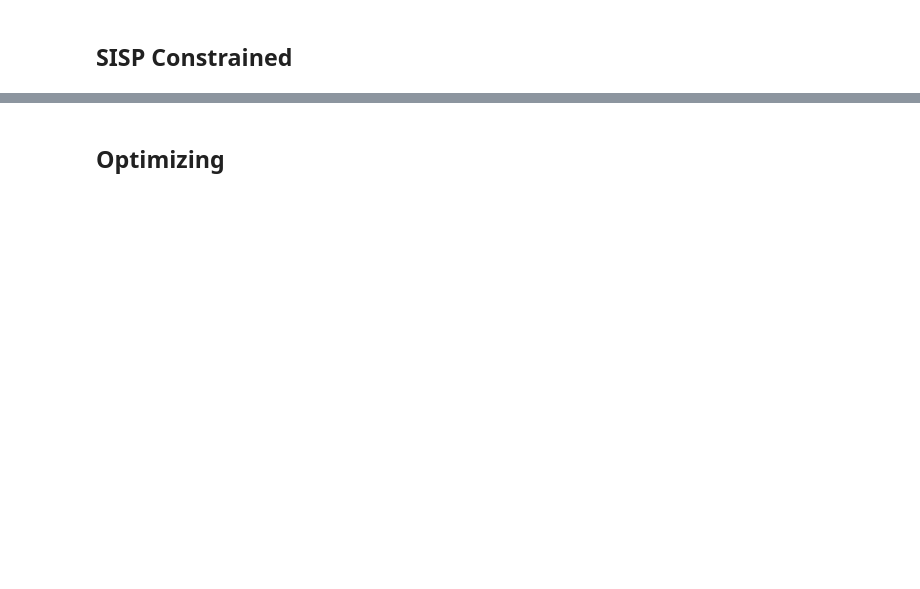
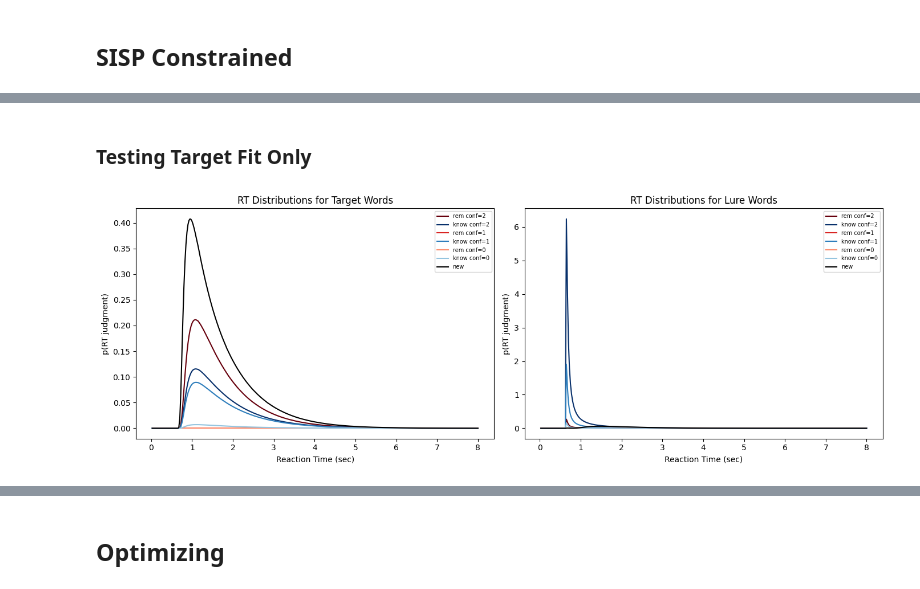
Before and after one commit to SpoopyPillow/caa_recognition_model, a Jupyter notebook: plot_models.ipynb, the cells around one changed output, grey strips where cells are left out. Cells and saved outputs as stored; diff of their text form; code cells hidden in the pictures; blank space fills up the shorter version.

```diff
--- a/plot_models.ipynb
+++ b/plot_models.ipynb
@@ -261,0 +377,49 @@ display_comparison(results)
+# %% [markdown]
+### Testing Target Fit Only
+# %%
+class SISPConstrainedTargetsOnly(SISPConstrainedDDM):
+    Params = SISPConstrainedDDM.Params
+
+    def compute_gof_all(self, model_params, data=base_model.DATA, method="qmpe", use_chisq=False):
+        """Overrides the base loss function to ONLY compute loss for Targets."""
+        try:
+            target_params, lure_params = self.split_params(model_params)
+
+            # Only extract the old (target) data
+            old_data = [data.rem_hit.rt, data.know_hit.rt, data.miss.rt, data.rem_hit.conf, data.know_hit.conf]
+
+            # Compute GOF ONLY for the targets
+            gof_target = self.compute_model_gof(target_params, *old_data, method=method, use_chisq=use_chisq)
+
+            if pl.isnan(gof_target) or pl.isinf(gof_target):
+                return 1e9
+            return gof_target
+        except Exception:
+            return 1e9
+# %%
+sisp_constrained_target_model = SISPConstrainedTargetsOnly(
+    config=caa_cfg,
+    nr_threads=1,
+)
+
+param_bounds = sisp_constrained.param_bounds
+
+# Optimize over entire data
+# sisp_constrained_target_opt = fit_methods(sisp_constrained_target_model, methods, param_bounds=param_bounds, nr_workers=7)
+
+# sisp_constrained_target_opt = {
+#     'qmle': SISPConstrainedTargetsOnly.Params(c=np.float64(0.5911245453874885), mu_t=np.float64(0.12174027335798257), mu_l=np.float64(0.15787541913148845), d=np.float64(0.32711554797251996), tc_bound=np.float64(0.20672331103990602), r_bound_offset=np.float64(1.0283300444650516), z0_t=np.float64(-0.07998222724649495), z0_l=np.float64(0.6264897070143325), t_post=np.float64(0.3491809791659608), sigma_z0=np.float64(0.0026237753385264483), t0=np.float64(0.4886761929163528)),
+#     'qmpe': SISPConstrainedTargetsOnly.Params(c=np.float64(0.7318802132259425), mu_t=np.float64(0.18402043395611595), mu_l=np.float64(-0.9857902355506194), d=np.float64(0.48811018580466115), tc_bound=np.float64(0.036785573264573004), r_bound_offset=np.float64(1.217947972201705), z0_t=np.float64(-0.08708515104537548), z0_l=np.float64(-1.7498099140443575), t_post=np.float64(0.2814095920601921), sigma_z0=np.float64(0.016394257983812256), t0=np.float64(0.6125002652957945))
+# }
+
+sisp_constrained_target_opt = {
+    'qmle': SISPConstrainedTargetsOnly.Params(c=np.float64(0.7202536445564549), mu_t=np.float64(0.19817558822899295), mu_l=np.float64(0.5838270689773248), d=np.float64(0.4738681933935755), tc_bound=np.float64(0.07446208028117303), r_bound_offset=np.float64(1.1976824708656086), z0_t=np.float64(-0.09602929265550654), z0_l=np.float64(2.0610939148955327), t_post=np.float64(0.28576687299352294), sigma_z0=np.float64(1.0812104700679524e-10), t0=np.float64(0.6307731142895487)),
+    'qmpe': SISPConstrainedTargetsOnly.Params(c=np.float64(0.7366170136453998), mu_t=np.float64(0.1873518828509099), mu_l=np.float64(0.0736073048318786), d=np.float64(0.5139819553014251), tc_bound=np.float64(0.029645898518223794), r_bound_offset=np.float64(1.2286963997031721), z0_t=np.float64(-0.09438376608093015), z0_l=np.float64(0.8711414308147699), t_post=np.float64(0.2746061245198469), sigma_z0=np.float64(1.0513473512219512e-10), t0=np.float64(0.6585761869054366))
+}
+
+method = "qmpe"
+params_est = sisp_constrained_target_opt[method]
+# %%
+fig, axes = sisp_constrained_target_model.plot_rt_distributions(params_est, show=False)
+# %% [output]
+[figure, added]
```
Also changed, not shown: parts of 16 cells of this notebook, 1 other file.
